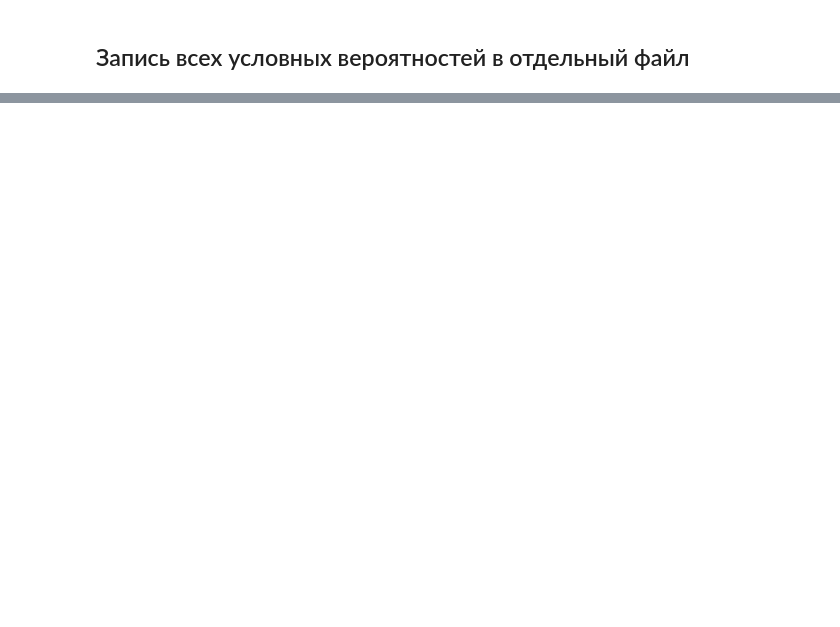
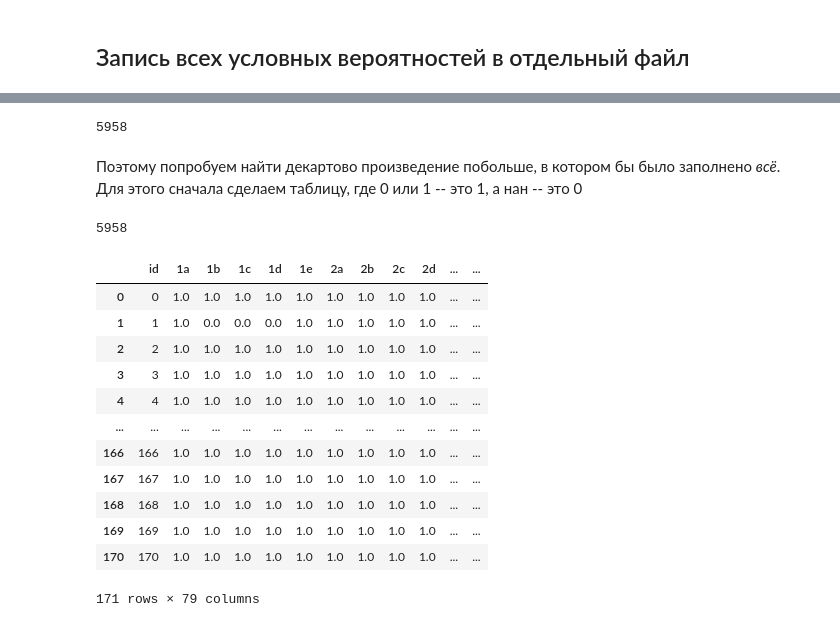
Before and after one commit to lokiplot/Caritives, a Jupyter notebook: Caritives.ipynb, the cells around one changed output, grey strips where cells are left out. Drawn from its saved outputs; the diff is of its cells as text; code cells hidden in the pictures; blank space fills up the shorter version.

```diff
--- a/Caritives.ipynb
+++ b/Caritives.ipynb
@@ -116,0 +230,48 @@ Length: 143, dtype: object
+# %%
+import pandas as pd
+standart_stats_ = pd.read_csv("../data/standart_stats.csv")
+columns_names = standart_stats_.columns.values.tolist()
+columns_names = columns_names[2:-1]
+number_of_nuns = 0
+for column in columns_names:
+    number_of_nuns += standart_stats_[column].isna().sum()
+number_of_nuns
+# %% [output]
+5958
+# %% [markdown]
+Поэтому попробуем найти декартово произведение побольше, в котором бы было заполнено _всё_. Для этого сначала сделаем таблицу, где 0 или 1 -- это 1, а нан -- это 0
+# %%
+import pandas as pd
+data_appearance_ = pd.read_csv("../data/standart_stats.csv")
+columns_names = data_appearance_.columns.values.tolist()
+columns_names = columns_names[2:-1]
+
+for column in columns_names:
+    data_appearance_.loc[data_appearance_[column] == 0, column] = 1
+    data_appearance_.loc[data_appearance_[column]*0 != 0, column] = 0
+
+del data_appearance_["region"]
+del data_appearance_["caritive"]
+data_appearance_.to_csv("../data/data_appearance.csv")
+number_of_zeroes = 0
+for column in columns_names:
+    number_of_zeroes += (data_appearance_[column] == 0).sum()
+number_of_zeroes
+# %% [output]
+5958
+# %%
+data_appearance_
+# %% [output]
+|  | id | 1a | 1b | 1c | 1d | 1e | 2a | 2b | 2c | 2d | ... | ... |
+| 0 | 0 | 1.0 | 1.0 | 1.0 | 1.0 | 1.0 | 1.0 | 1.0 | 1.0 | 1.0 | ... | ... |
+| 1 | 1 | 1.0 | 0.0 | 0.0 | 0.0 | 1.0 | 1.0 | 1.0 | 1.0 | 1.0 | ... | ... |
+| 2 | 2 | 1.0 | 1.0 | 1.0 | 1.0 | 1.0 | 1.0 | 1.0 | 1.0 | 1.0 | ... | ... |
+| 3 | 3 | 1.0 | 1.0 | 1.0 | 1.0 | 1.0 | 1.0 | 1.0 | 1.0 | 1.0 | ... | ... |
+| 4 | 4 | 1.0 | 1.0 | 1.0 | 1.0 | 1.0 | 1.0 | 1.0 | 1.0 | 1.0 | ... | ... |
+| ... | ... | ... | ... | ... | ... | ... | ... | ... | ... | ... | ... | ... |
+| 166 | 166 | 1.0 | 1.0 | 1.0 | 1.0 | 1.0 | 1.0 | 1.0 | 1.0 | 1.0 | ... | ... |
+| 167 | 167 | 1.0 | 1.0 | 1.0 | 1.0 | 1.0 | 1.0 | 1.0 | 1.0 | 1.0 | ... | ... |
+| 168 | 168 | 1.0 | 1.0 | 1.0 | 1.0 | 1.0 | 1.0 | 1.0 | 1.0 | 1.0 | ... | ... |
+| 169 | 169 | 1.0 | 1.0 | 1.0 | 1.0 | 1.0 | 1.0 | 1.0 | 1.0 | 1.0 | ... | ... |
+| 170 | 170 | 1.0 | 1.0 | 1.0 | 1.0 | 1.0 | 1.0 | 1.0 | 1.0 | 1.0 | ... | ... |
+171 rows × 79 columns
```
Also changed, not shown: parts of 38 cells of this notebook.
